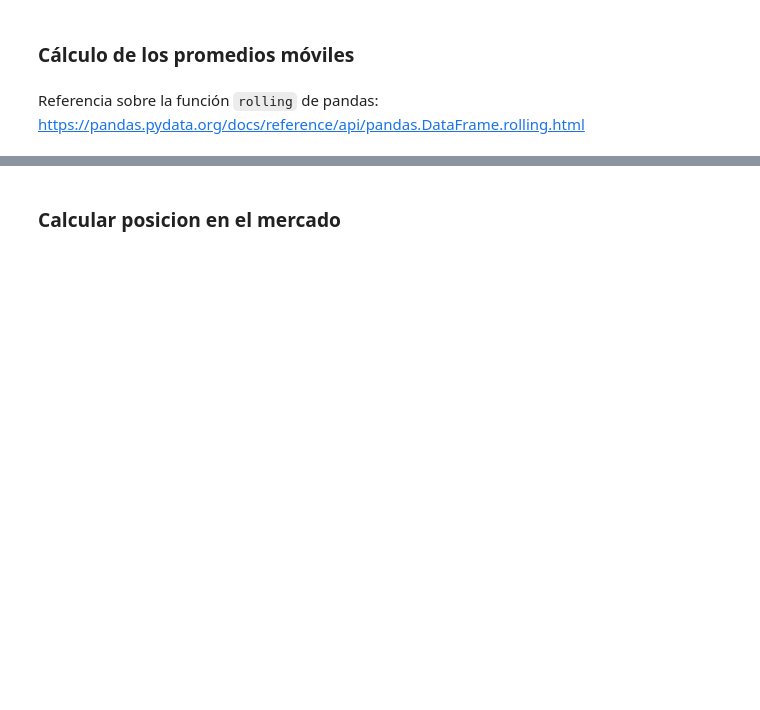
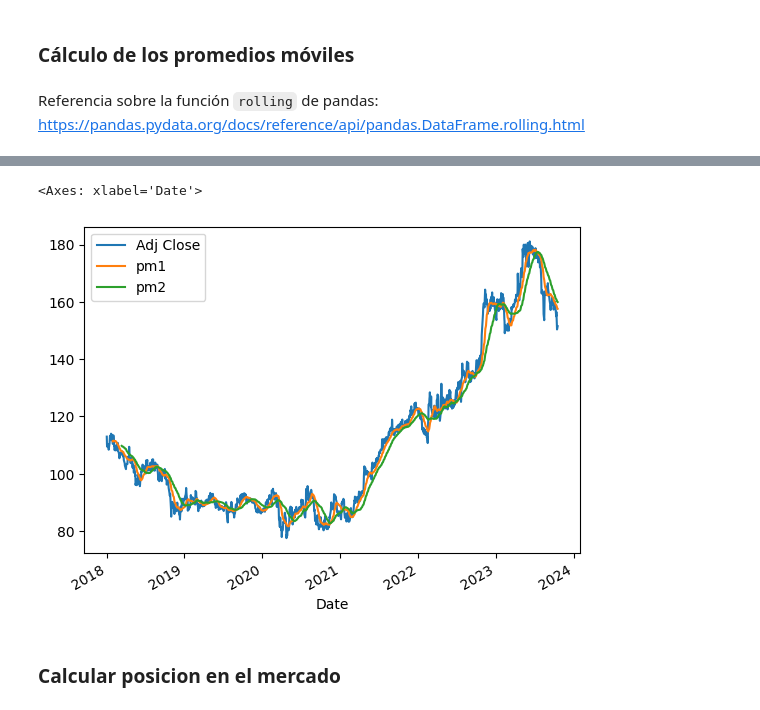
Before and after one commit to carlosdeoncedos/CienciaDatosFinanzas2023_09_martes, a Jupyter notebook: Sesion_6.ipynb, the cells around one changed output, grey strips where cells are left out. Cells and saved outputs as stored; diff of their text form; code cells hidden in the pictures; blank space fills up the shorter version.

```diff
--- a/Sesion_6.ipynb
+++ b/Sesion_6.ipynb
@@ -276,3 +338,6 @@ Un promedio móvil es una técnica que calcula el promedio de un conjunto de dat
 # %% [markdown]
 Referencia sobre la función `rolling` de pandas:
 https://pandas.pydata.org/docs/reference/api/pandas.DataFrame.rolling.html
+# %%
+df['pm1'] = df['Adj Close'].rolling(pm1).mean()
+df['pm2'] = df['Adj Close'].rolling(pm2).mean()
@@ -279,3 +361,8 @@ https://pandas.pydata.org/docs/reference/api/pandas.DataFrame.rolling.html
+# %%
+df[['Adj Close', 'pm1', 'pm2']].plot()
+# %% [output]
+<Axes: xlabel='Date'>
+[figure, added]
 # %% [markdown]
 ### Calcular posicion en el mercado
 # %% [markdown]
```
Also changed, not shown: parts of 40 cells of this notebook.
